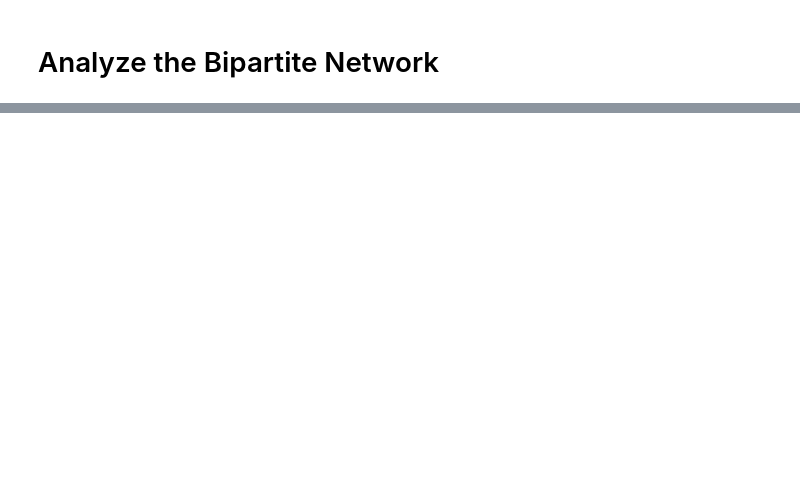
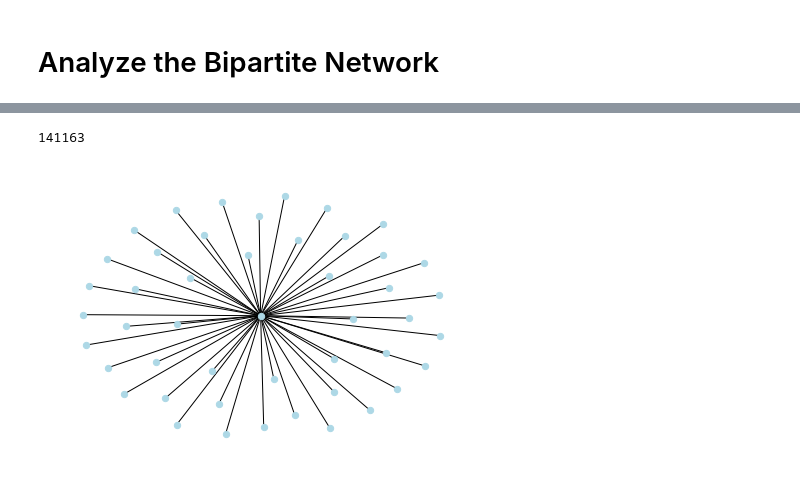
Before and after one commit to aissav/Blockchain, a Jupyter notebook: ETH_Blocks_Analysis.ipynb, the cells around one changed output, grey strips where cells are left out. Saved outputs shown, nothing was run; the diff lists cells and outputs as text; code cells hidden in the pictures; blank space fills up the shorter version.

```diff
--- a/ETH_Blocks_Analysis.ipynb
+++ b/ETH_Blocks_Analysis.ipynb
@@ -26,12 +72,21 @@ print(len(miners_)," Miners")
 # %% [output]
 439334  Blocks
 186  Miners
+# %%
+M_reverse_ids={}
+m_id=1
+miners_f=set()
+for m in miners_:
+    if m not in M_reverse_ids:
+        M_reverse_ids[m]="m"+str(m_id)
+        miners_f.add("m"+str(m_id))
+        m_id+=1
 # %%
 Bi = nx.Graph()
-Bi.add_nodes_from(miners_, bipartite=0)
+Bi.add_nodes_from(miners_f, bipartite=0)
 Bi.add_nodes_from(blocks_, bipartite=1)
 # %%
-edges=[(blocks["miner"][block],block) for block in blocks.index]
+edges=[(M_reverse_ids[blocks["miner"][block]],block) for block in blocks.index]
 len(edges)
 # %% [output]
 439334
@@ -41,0 +148,16 @@ Bi.add_edges_from(edges,)
+# %%
+nodes_and_neighbors=set()
+s_nodes=['m34',
+ ]
+for m in s_nodes:
+    nodes_and_neighbors=nodes_and_neighbors.union(Bi.neighbors(m))
+nodes_and_neighbors=nodes_and_neighbors.union(set(s_nodes))
+# %%
+len(nodes_and_neighbors)
+# %% [output]
+141163
+# %%
+H = nx.subgraph(Bi,nodes_and_neighbors )
+nx.draw(H, with_labels=False, node_color='lightblue', node_size=40)
+# %% [output]
+[figure, added]
```
Also changed, not shown: parts of 25 cells of this notebook, 3 other files.
